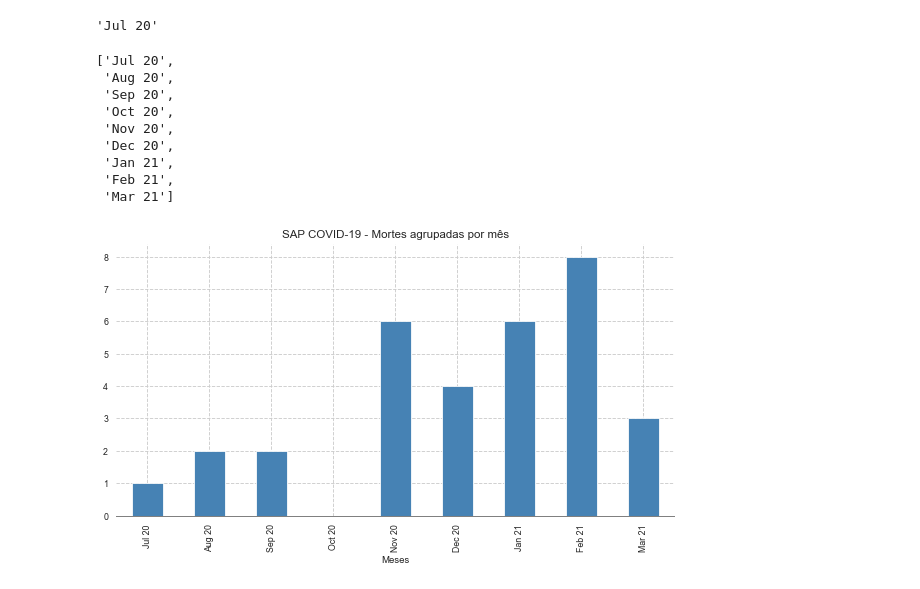
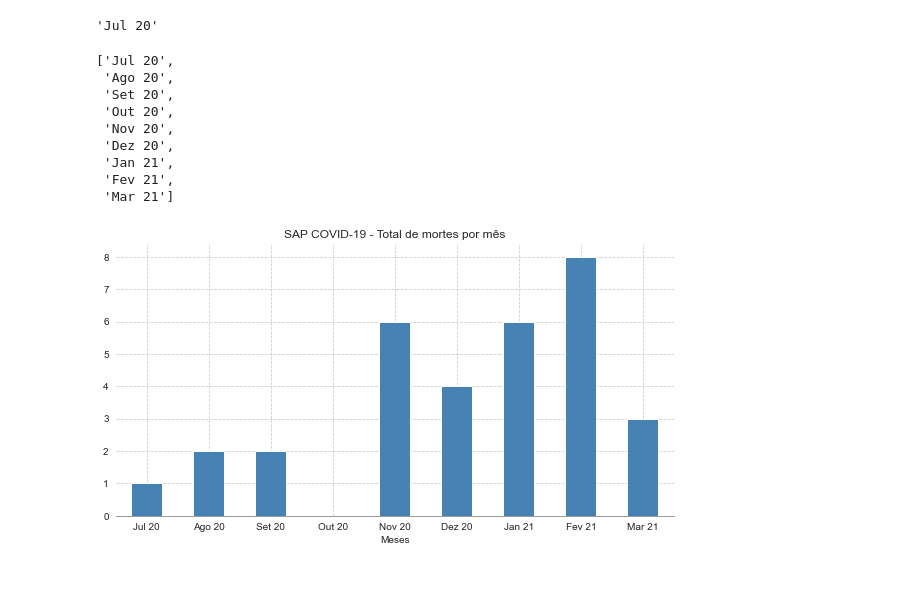
Before and after one commit to GiliardGodoi/covid-sap-data, a Jupyter notebook: notebooks/02_analise_exploratoria.ipynb, the cells around one changed output. Cells and saved outputs as stored; diff of their text form; code cells hidden in the pictures.

```diff
--- a/notebooks/02_analise_exploratoria.ipynb
+++ b/notebooks/02_analise_exploratoria.ipynb
@@ -253,17 +253,17 @@ def formatter(label):
     }
     monthDict = {
         1:'Jan',
-        2:'Feb',
+        2:'Fev',
         3:'Mar',
-        4:'Apr',
-        5:'May',
+        4:'Abr',
+        5:'Maio',
         6:'Jun',
         7:'Jul',
-        8:'Aug',
-        9:'Sep',
-        10:'Oct',
+        8:'Ago',
+        9:'Set',
+        10:'Out',
         11:'Nov',
-        12:'Dec'}
+        12:'Dez'}
 
     return f"{monthDict[label[1]]} {yearDict[label[0]]}"
 
@@ -276,22 +276,22 @@ labels = [formatter(label) for label in groupdeaths.index]
 labels
 # %% [output]
 ['Jul 20',
- 'Aug 20',
- 'Sep 20',
- 'Oct 20',
+ 'Ago 20',
+ 'Set 20',
+ 'Out 20',
  'Nov 20',
- 'Dec 20',
+ 'Dez 20',
  'Jan 21',
- 'Feb 21',
+ 'Fev 21',
  'Mar 21']
 # %%
-import matplotlib.dates as mdates
 
 ax = groupdeaths.plot(kind='bar', color='steelblue')
 
-ax.set(title='SAP COVID-19 - Mortes agrupadas por mês')
+ax.set(title='SAP COVID-19 - Total de mortes por mês')
 ax.set_xticklabels(labels)
 ax.set_xlabel("Meses")
+ax.tick_params(axis="x", rotation=0)
 sns.despine(left=True)
 # %% [output]
-[figure, old version]
+[figure, new version]
```
Also changed, not shown: parts of 13 cells of this notebook.
